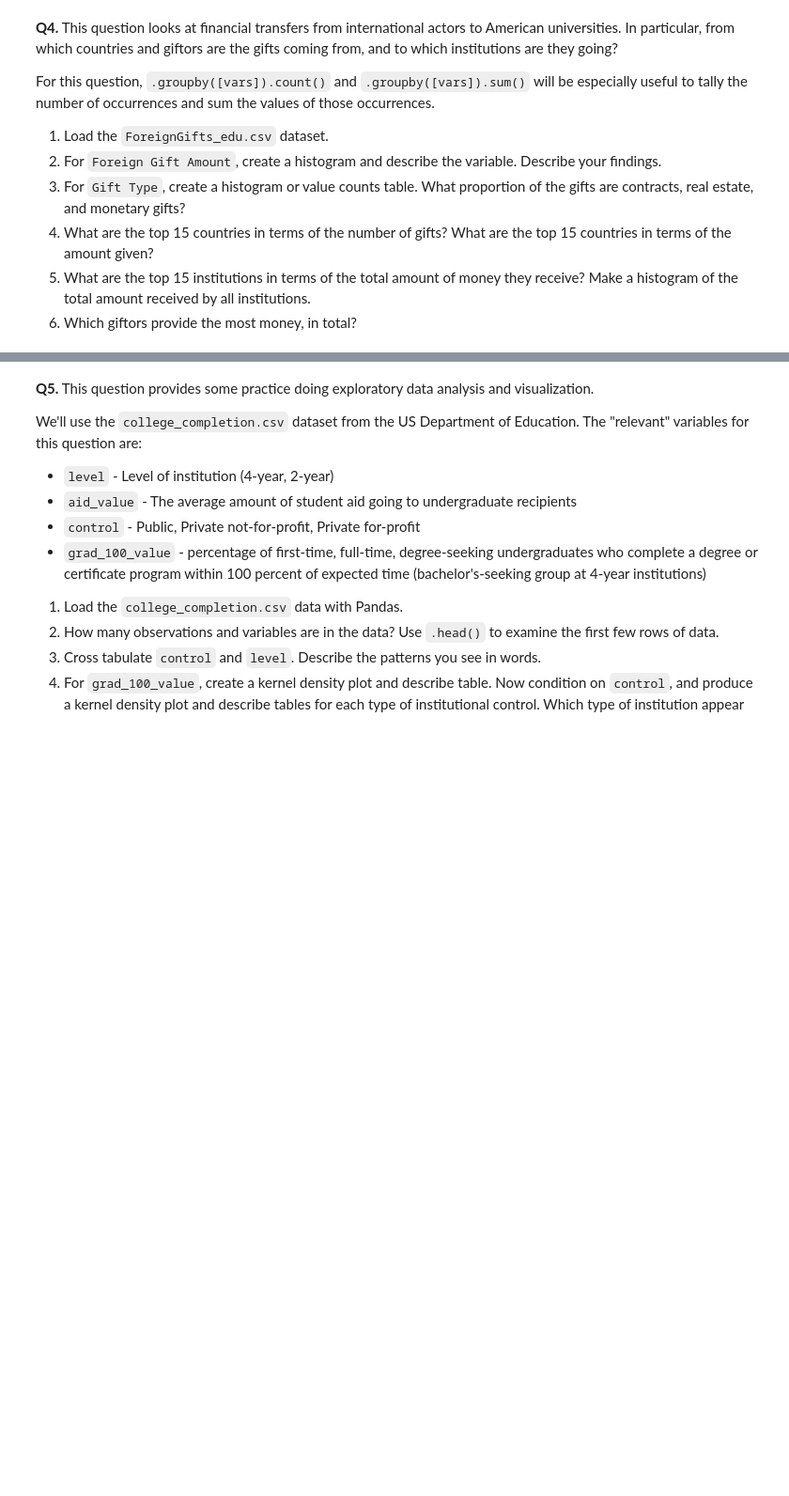
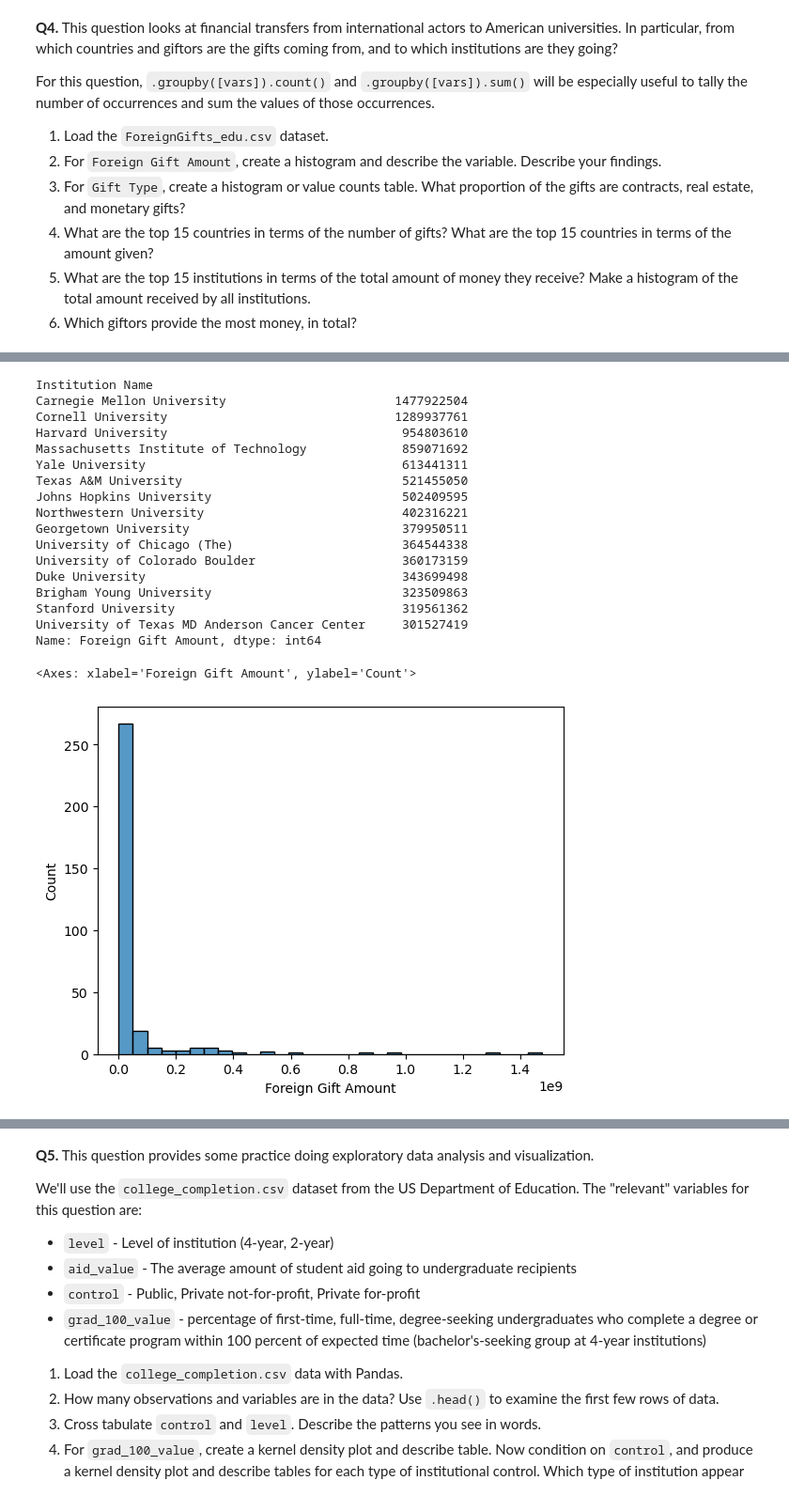
Before and after one commit to imthatpiggy/undergrad_ml_assignments, a Jupyter notebook: 01_assignment_wrangling_and_eda.ipynb, the cells around one changed output, grey strips where cells are left out. Shown at 94% size. Cells and saved outputs as stored; diff of their text form; code cells hidden in the pictures; blank space fills up the shorter version.

```diff
--- a/01_assignment_wrangling_and_eda.ipynb
+++ b/01_assignment_wrangling_and_eda.ipynb
@@ -271,0 +368,26 @@ For this question, `.groupby([vars]).count()` and `.groupby([vars]).sum()` will
+# %%
+#4.5
+top_15_recieved = foreign['Foreign Gift Amount'].groupby(foreign['Institution Name']).sum()
+print(top_15_recieved.sort_values(ascending=False).head(15))
+
+sns.histplot(top_15_recieved, bins=30)
+# %% [output]
+Institution Name
+Carnegie Mellon University                       1477922504
+Cornell University                               1289937761
+Harvard University                                954803610
+Massachusetts Institute of Technology             859071692
+Yale University                                   613441311
+Texas A&M University                              521455050
+Johns Hopkins University                          502409595
+Northwestern University                           402316221
+Georgetown University                             379950511
+University of Chicago (The)                       364544338
+University of Colorado Boulder                    360173159
+Duke University                                   343699498
+Brigham Young University                          323509863
+Stanford University                               319561362
+University of Texas MD Anderson Cancer Center     301527419
+Name: Foreign Gift Amount, dtype: int64
+<Axes: xlabel='Foreign Gift Amount', ylabel='Count'>
+[figure, added]
```
Also changed, not shown: parts of 6 cells of this notebook.
